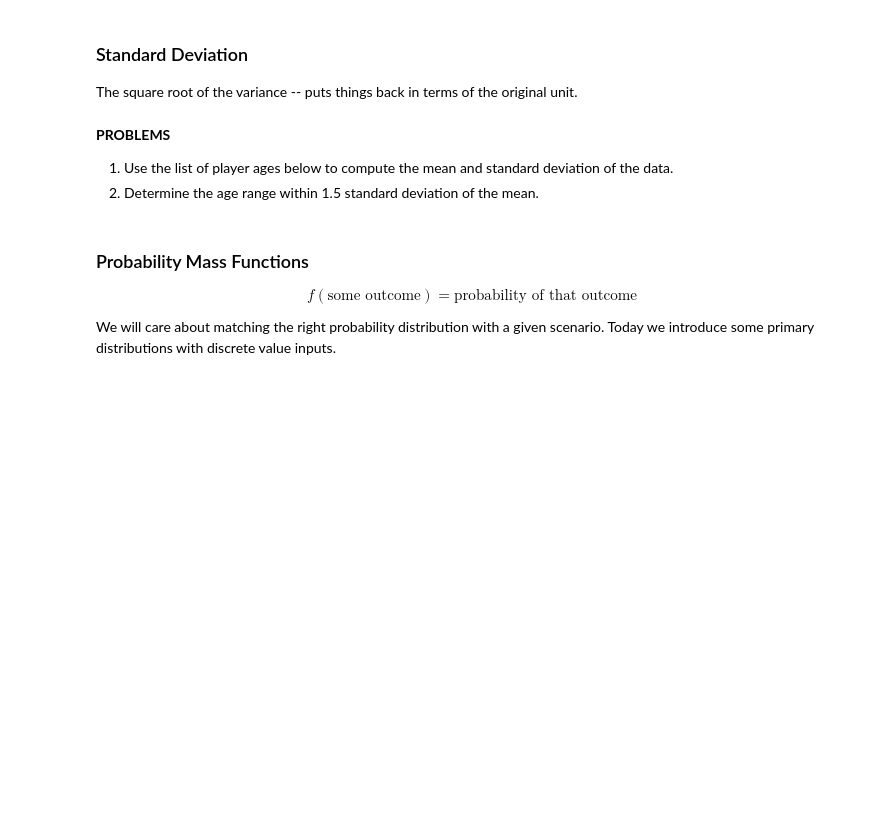
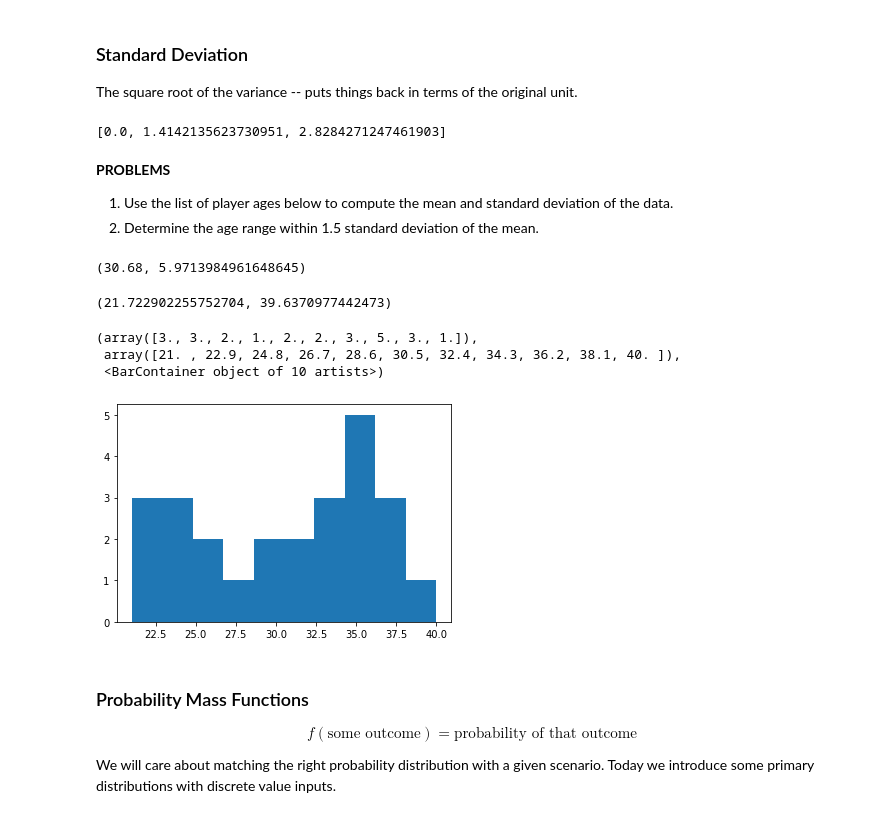
Before and after one commit to gilad247/NYU-Bootcamp, a Jupyter notebook: notebooks/module_2/2.01_probability/discrete_starter.ipynb, the cells around one changed output. Drawn from its saved outputs; the diff is of its cells as text; code cells hidden in the pictures; blank space fills up the shorter version.

```diff
--- a/notebooks/module_2/2.01_probability/discrete_starter.ipynb
+++ b/notebooks/module_2/2.01_probability/discrete_starter.ipynb
@@ -70,5 +89,8 @@ The square root of the variance -- puts things back in terms of the original uni
 # %%
 #evaluate on our lists
+[sqrt(variance(l)) for l in (list_1, list_2, list_3)]
+# %% [output]
+[0.0, 1.4142135623730951, 2.8284271247461903]
 # %% [markdown]
 **PROBLEMS**
 
@@ -76,6 +98,22 @@ The square root of the variance -- puts things back in terms of the original uni
 2. Determine the age range within 1.5 standard deviation of the mean.
 # %%
 player_ages = [21, 21, 22, 23, 24, 24, 25, 25, 28, 29, 29, 31, 32, 33, 33, 34, 35, 36, 36, 36, 36, 38, 38, 38, 40]
+# %%
+np.mean(player_ages), np.std(player_ages)
+# %% [output]
+(30.68, 5.9713984961648645)
+# %%
+# lower, upper
+np.mean(player_ages) - 1.5*np.std(player_ages), np.mean(player_ages) + 1.5*np.std(player_ages)
+# %% [output]
+(21.722902255752704, 39.6370977442473)
+# %%
+plt.hist(player_ages)
+# %% [output]
+(array([3., 3., 2., 1., 2., 2., 3., 5., 3., 1.]),
+ array([21. , 22.9, 24.8, 26.7, 28.6, 30.5, 32.4, 34.3, 36.2, 38.1, 40. ]),
+ <BarContainer object of 10 artists>)
+[figure, added]
 # %% [markdown]
 ### Probability Mass Functions
 
```
Also changed, not shown: parts of 29 cells of this notebook, 9 other files.
